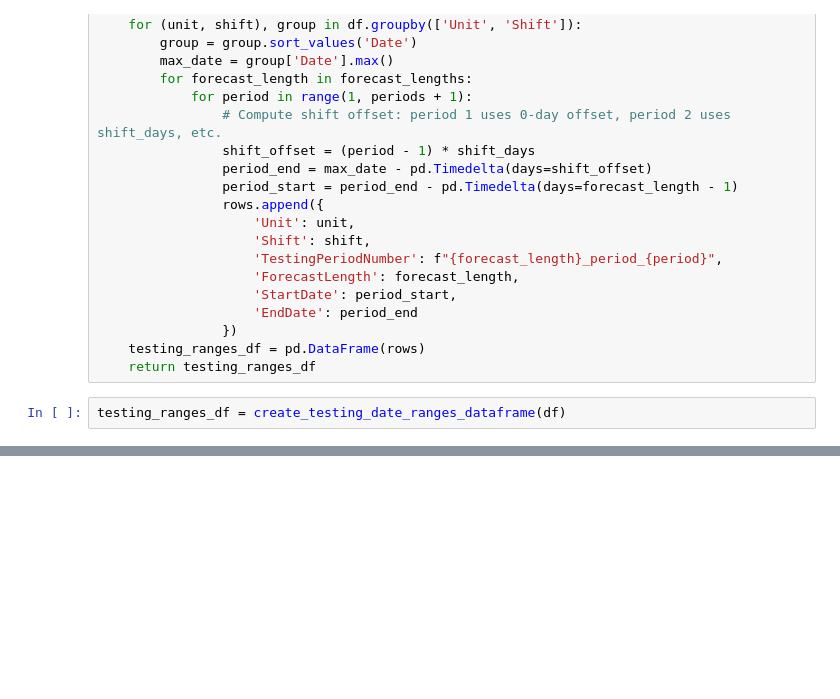
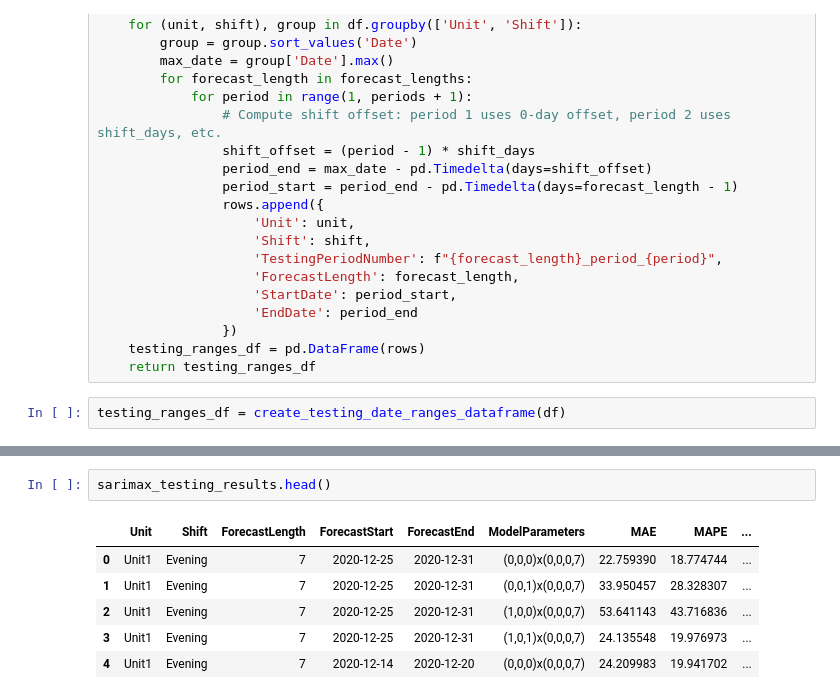
Before and after one commit to tyler-otoole/time-series-playground, a Jupyter notebook: notebooks/auto_model_selection.ipynb, the cells around one changed output, grey strips where cells are left out. Cells and saved outputs as stored; diff of their text form; blank space fills up the shorter version.

```diff
--- a/notebooks/auto_model_selection.ipynb
+++ b/notebooks/auto_model_selection.ipynb
@@ -348,0 +541,9 @@ model_testing_results.head()
+# %%
+sarimax_testing_results.head()
+# %% [output]
+|  | Unit | Shift | ForecastLength | ForecastStart | ForecastEnd | ModelParameters | MAE | MAPE | ... |
+| 0 | Unit1 | Evening | 7 | 2020-12-25 | 2020-12-31 | (0,0,0)x(0,0,0,7) | 22.759390 | 18.774744 | ... |
+| 1 | Unit1 | Evening | 7 | 2020-12-25 | 2020-12-31 | (0,0,1)x(0,0,0,7) | 33.950457 | 28.328307 | ... |
+| 2 | Unit1 | Evening | 7 | 2020-12-25 | 2020-12-31 | (1,0,0)x(0,0,0,7) | 53.641143 | 43.716836 | ... |
+| 3 | Unit1 | Evening | 7 | 2020-12-25 | 2020-12-31 | (1,0,1)x(0,0,0,7) | 24.135548 | 19.976973 | ... |
+| 4 | Unit1 | Evening | 7 | 2020-12-14 | 2020-12-20 | (0,0,0)x(0,0,0,7) | 24.209983 | 19.941702 | ... |
```
Also changed, not shown: parts of 11 cells of this notebook.
